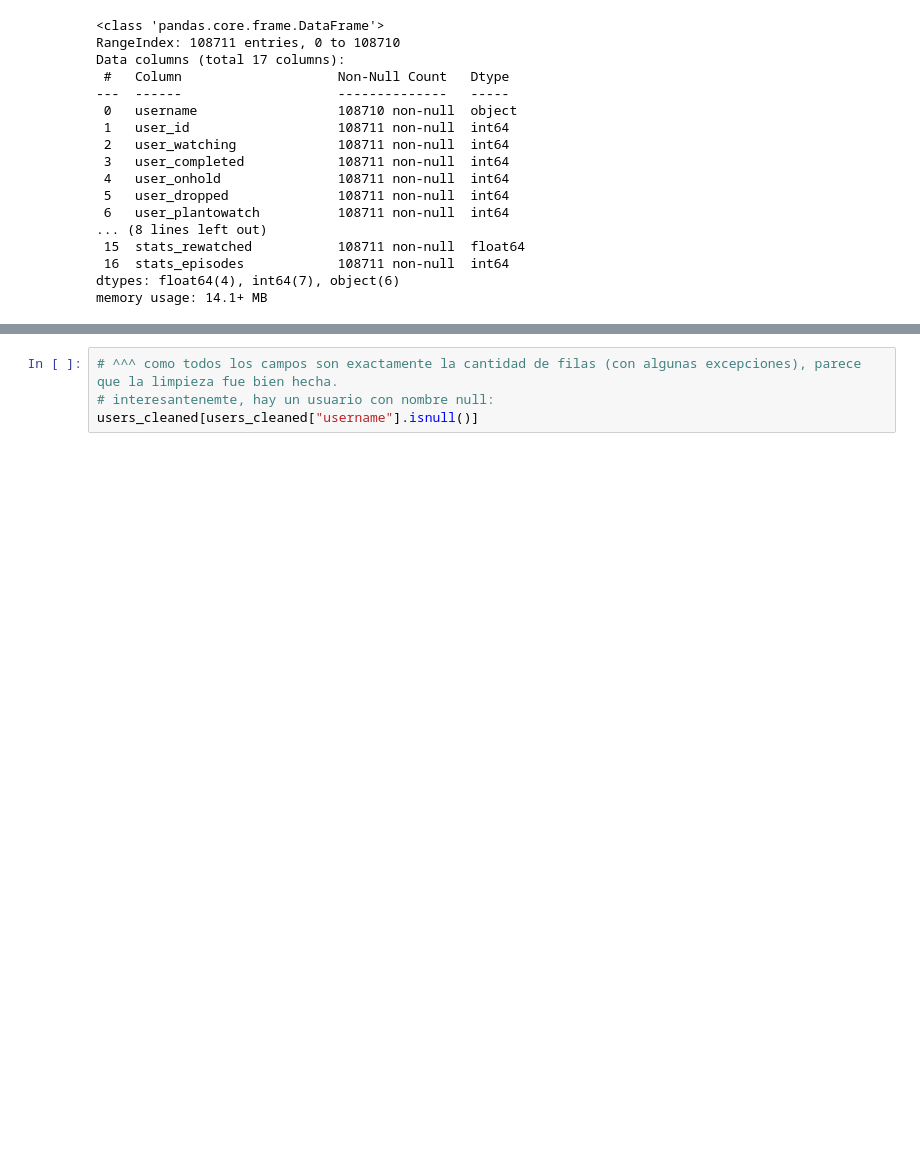
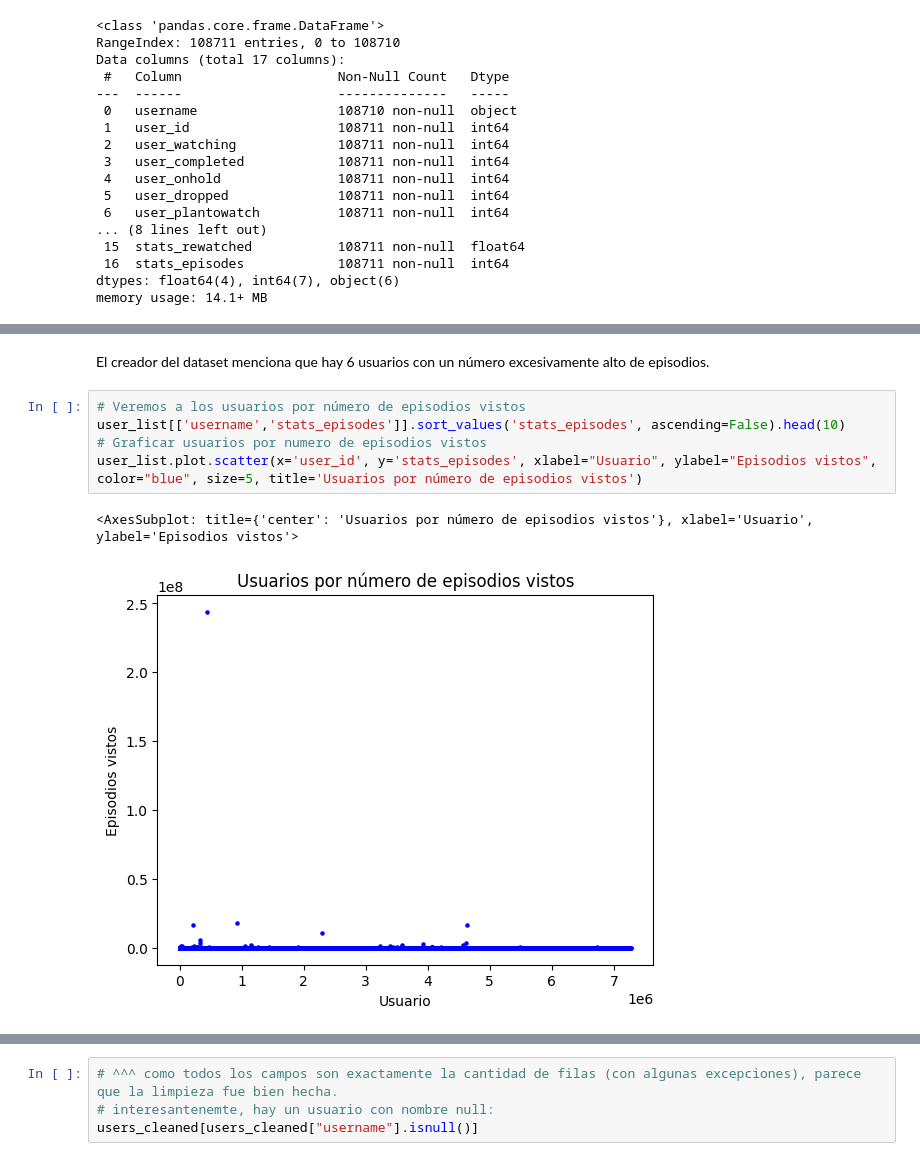
Before and after one commit to bigkwii/CC5205-2022-2-grupo-15, a Jupyter notebook: hito1.ipynb, the cells around one changed output, grey strips where cells are left out. Drawn from its saved outputs; the diff is of its cells as text; blank space fills up the shorter version.

```diff
--- a/hito1.ipynb
+++ b/hito1.ipynb
@@ -151,0 +170,10 @@ memory usage: 14.1+ MB
+# %% [markdown]
+El creador del dataset menciona que hay 6 usuarios con un número excesivamente alto de episodios.
+# %%
+# Veremos a los usuarios por número de episodios vistos
+user_list[['username','stats_episodes']].sort_values('stats_episodes', ascending=False).head(10)
+# Graficar usuarios por numero de episodios vistos
+user_list.plot.scatter(x='user_id', y='stats_episodes', xlabel="Usuario", ylabel="Episodios vistos", color="blue", size=5, title='Usuarios por número de episodios vistos')
+# %% [output]
+<AxesSubplot: title={'center': 'Usuarios por número de episodios vistos'}, xlabel='Usuario', ylabel='Episodios vistos'>
+[figure, added]
```
Also changed, not shown: parts of 12 cells of this notebook.
